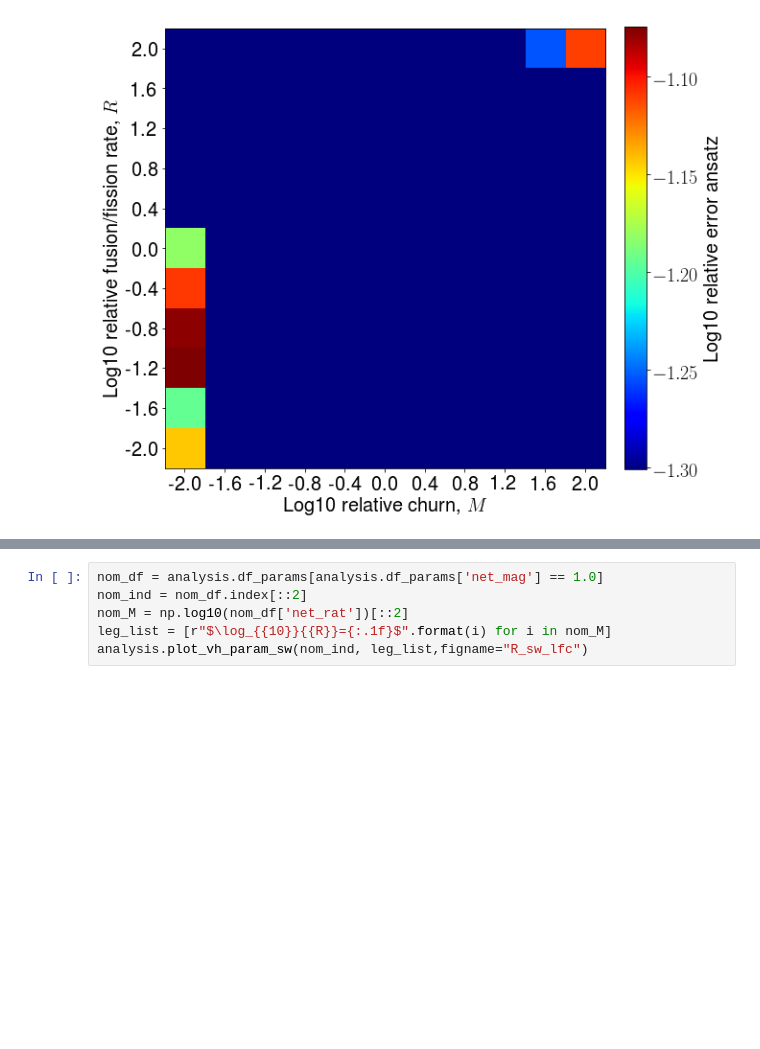
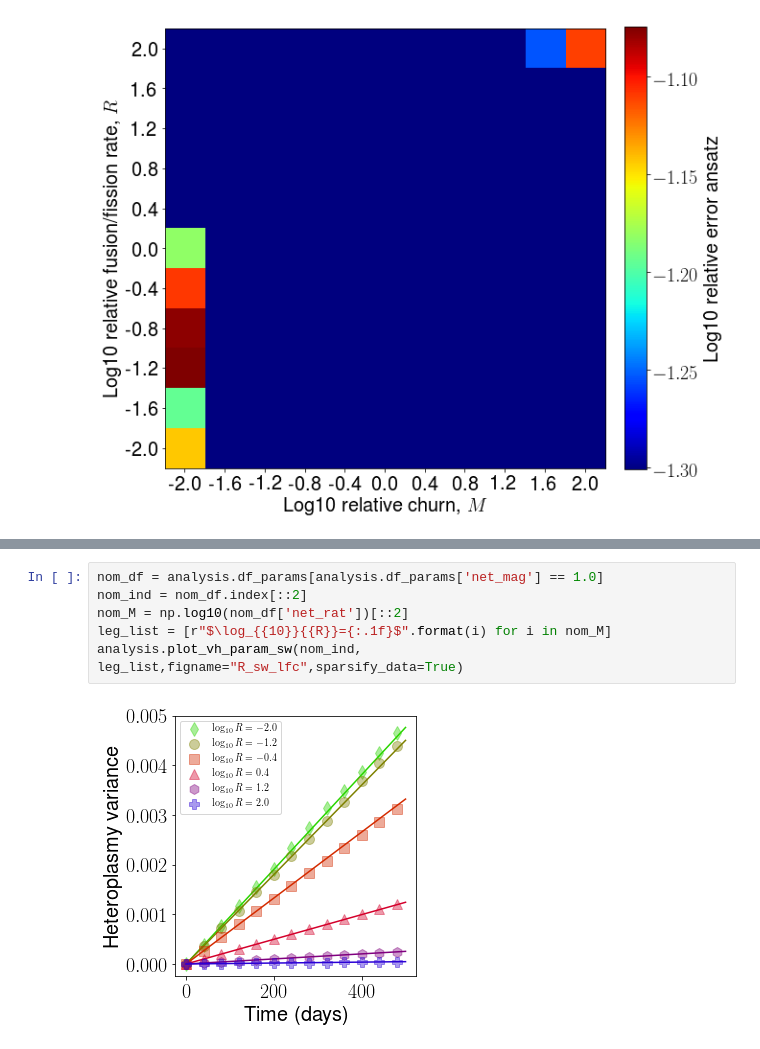
Before and after one commit to ImperialCollegeLondon/MitoNetworksGenetics, a Jupyter notebook: Linear_Feedback_Control/Stochastic_analysis/network_and_b_sweep/Post_processing/Analysis/Analyse_param_sweep_lfc.ipynb, the cells around one changed output, grey strips where cells are left out. Saved outputs shown, nothing was run; the diff lists cells and outputs as text; blank space fills up the shorter version.

```diff
--- a/Linear_Feedback_Control/Stochastic_analysis/network_and_b_sweep/Post_processing/Analysis/Analyse_param_sweep_lfc.ipynb
+++ b/Linear_Feedback_Control/Stochastic_analysis/network_and_b_sweep/Post_processing/Analysis/Analyse_param_sweep_lfc.ipynb
@@ -43,9 +45,11 @@ analysis.plot_h_n_t(60, figname='traj');
 # %%
 nom_df = analysis.df_params[analysis.df_params['net_mag'] == 1.0]
 nom_ind = nom_df.index[::2]
 nom_M = np.log10(nom_df['net_rat'])[::2]
 leg_list = [r"$\log_{{10}}{{R}}={:.1f}$".format(i) for i in nom_M]
-analysis.plot_vh_param_sw(nom_ind, leg_list,figname="R_sw_lfc")
+analysis.plot_vh_param_sw(nom_ind, leg_list,figname="R_sw_lfc",sparsify_data=True)
+# %% [output]
+[figure, added]
 # %%
 nom_df = analysis.df_params[analysis.df_params['net_rat'] == 1.0]
 nom_ind = nom_df.index[::2]
```
Also changed, not shown: parts of 2 cells of this notebook, 11 other files.
